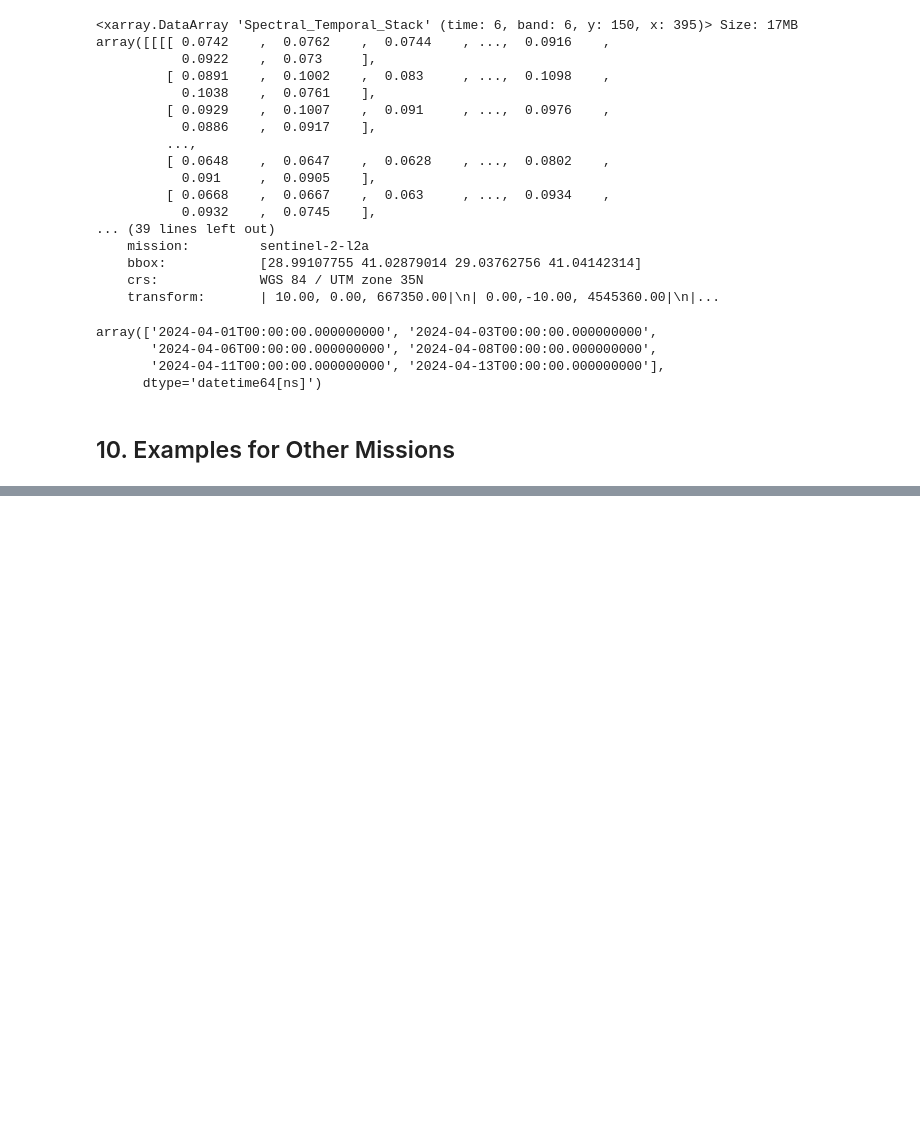
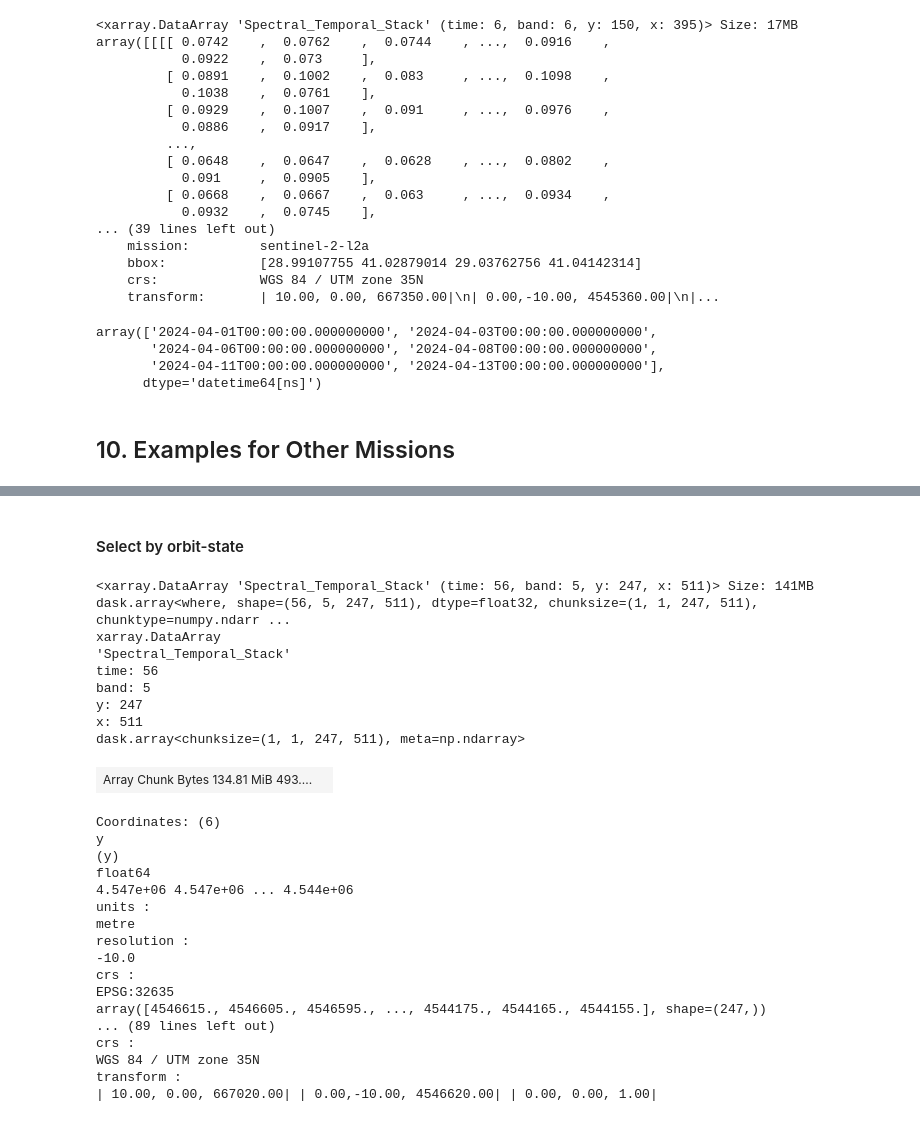
Before and after one commit to BaturalpArisoy/stac2cube, a Jupyter notebook: interactive/1_get_stac_layers.ipynb, the cells around one changed output, grey strips where cells are left out. Saved outputs shown, nothing was run; the diff lists cells and outputs as text; code cells hidden in the pictures; blank space fills up the shorter version.

```diff
--- a/interactive/1_get_stac_layers.ipynb
+++ b/interactive/1_get_stac_layers.ipynb
@@ -601,0 +669,34 @@ array(['2024-04-01T00:00:00.000000000', '2024-04-03T00:00:00.000000000',
+# %% [markdown]
+#### Select by orbit-state
+# %%
+orbit_state = "ascending"
+
+stac_ascending = stac.where(stac.orbit_state == orbit_state, drop=True)
+stac_ascending
+# %% [output]
+<xarray.DataArray 'Spectral_Temporal_Stack' (time: 56, band: 5, y: 247, x: 511)> Size: 141MB dask.array<where, shape=(56, 5, 247, 511), dtype=float32, chunksize=(1, 1, 247, 511), chunktype=numpy.ndarr ...
+xarray.DataArray
+'Spectral_Temporal_Stack'
+time: 56
+band: 5
+y: 247
+x: 511
+dask.array<chunksize=(1, 1, 247, 511), meta=np.ndarray>
+| Array Chunk Bytes 134.81 MiB 493.... |  |
+Coordinates: (6)
+y
+(y)
+float64
+4.547e+06 4.547e+06 ... 4.544e+06
+units :
+metre
+resolution :
+-10.0
+crs :
+EPSG:32635
+array([4546615., 4546605., 4546595., ..., 4544175., 4544165., 4544155.], shape=(247,))
+... (89 lines left out)
+crs :
+WGS 84 / UTM zone 35N
+transform :
+| 10.00, 0.00, 667020.00| | 0.00,-10.00, 4546620.00| | 0.00, 0.00, 1.00|
```
Also changed, not shown: parts of 41 cells of this notebook, 13 other files.
